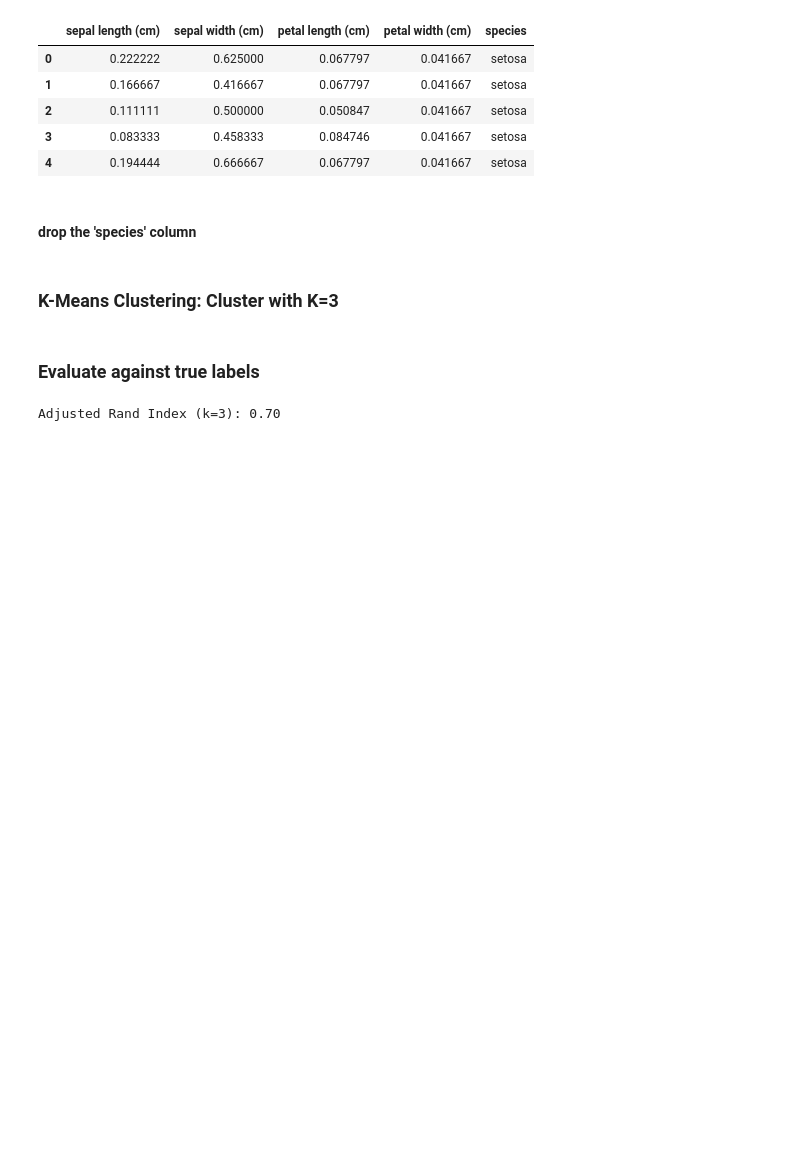
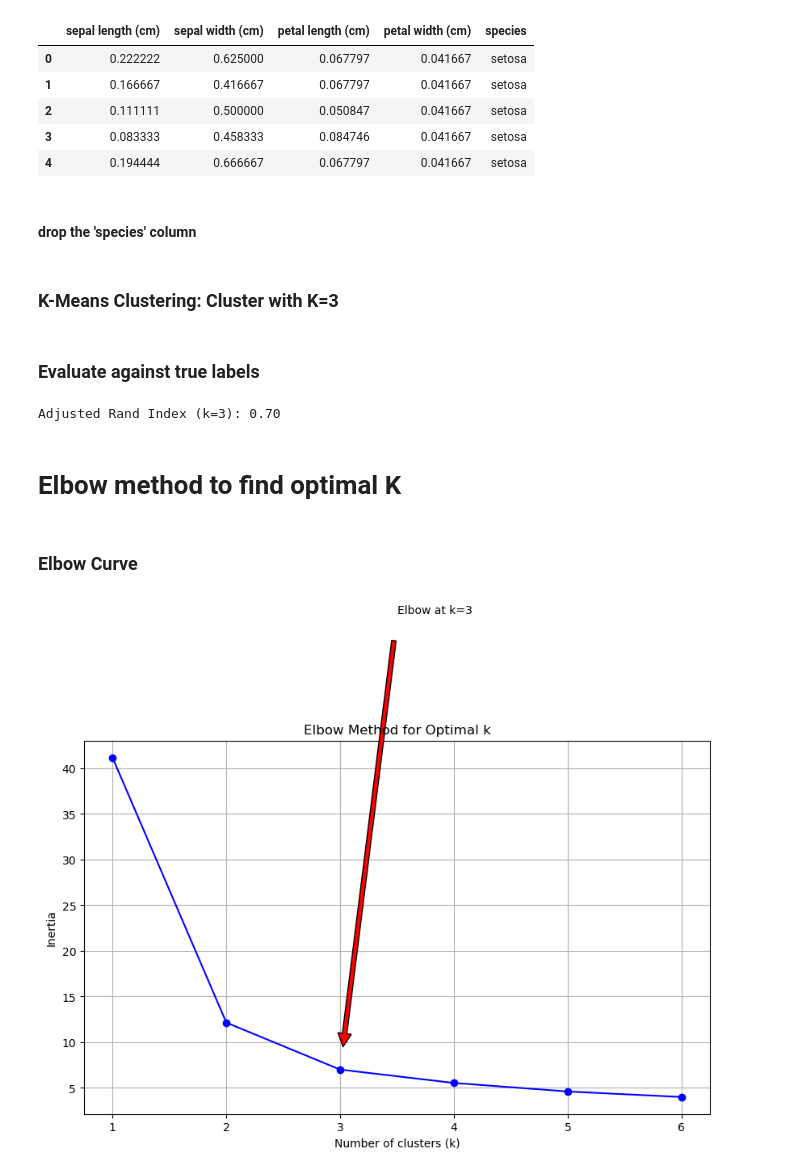
Before and after one commit to TanveerD1/DSA_2040_Practical_Exam_Tanveer_752, a Jupyter notebook: Data_Mining/2_Clustering/clustering_iris.ipynb, the cells around one changed output. Drawn from its saved outputs; the diff is of its cells as text; code cells hidden in the pictures; blank space fills up the shorter version.

```diff
--- a/Data_Mining/2_Clustering/clustering_iris.ipynb
+++ b/Data_Mining/2_Clustering/clustering_iris.ipynb
@@ -36,3 +38,29 @@ ari = adjusted_rand_score(df['species'], df['cluster'])
 print(f"Adjusted Rand Index (k=3): {ari:.2f}")
 # %% [output]
 Adjusted Rand Index (k=3): 0.70
+# %% [markdown]
+# Elbow method to find optimal K
+# %%
+k_values = range(1, 7)
+inertias = []
+
+for k in k_values:
+    kmeans = KMeans(n_clusters=k, random_state=42, n_init=10)
+    kmeans.fit(X)
+    inertias.append(kmeans.inertia_)
+# %% [markdown]
+### Elbow Curve
+# %%
+plt.figure(figsize=(10, 6))
+plt.plot(k_values, inertias, 'bo-')
+plt.xlabel('Number of clusters (k)')
+plt.ylabel('Inertia')
+plt.title('Elbow Method for Optimal k')
+plt.xticks(k_values)
+plt.grid(True)
+plt.annotate('Elbow at k=3', xy=(3, inertias[2]), xytext=(3.5, inertias[2]+50),
+             arrowprops=dict(facecolor='red', shrink=0.05))
+plt.savefig('../2_Clustering/elbow_plot.png', dpi=300)
+plt.show()
+# %% [output]
+[figure, added]
```
Also changed, not shown: parts of 6 cells of this notebook, 6 other files.
